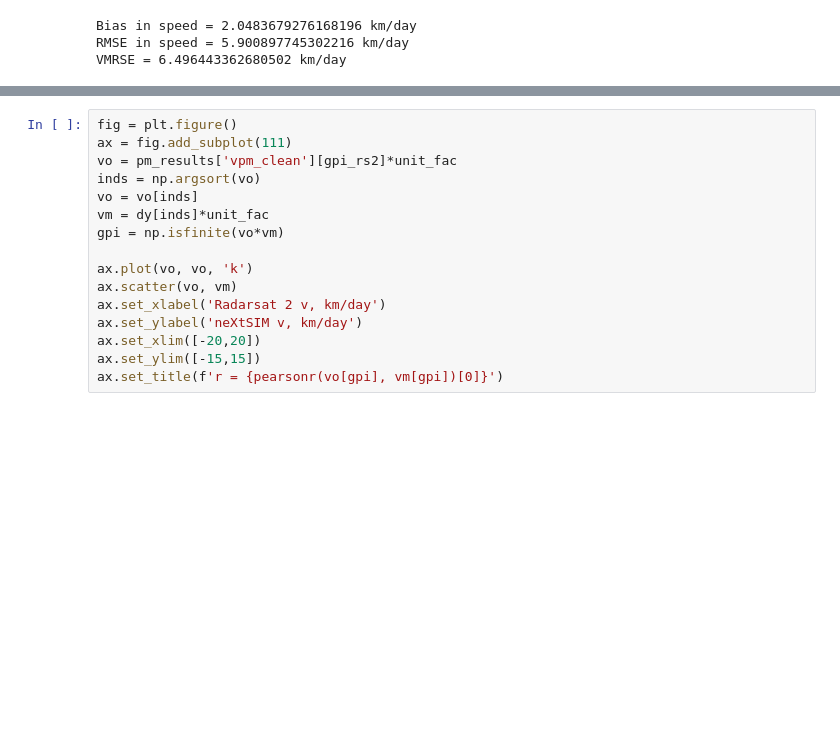
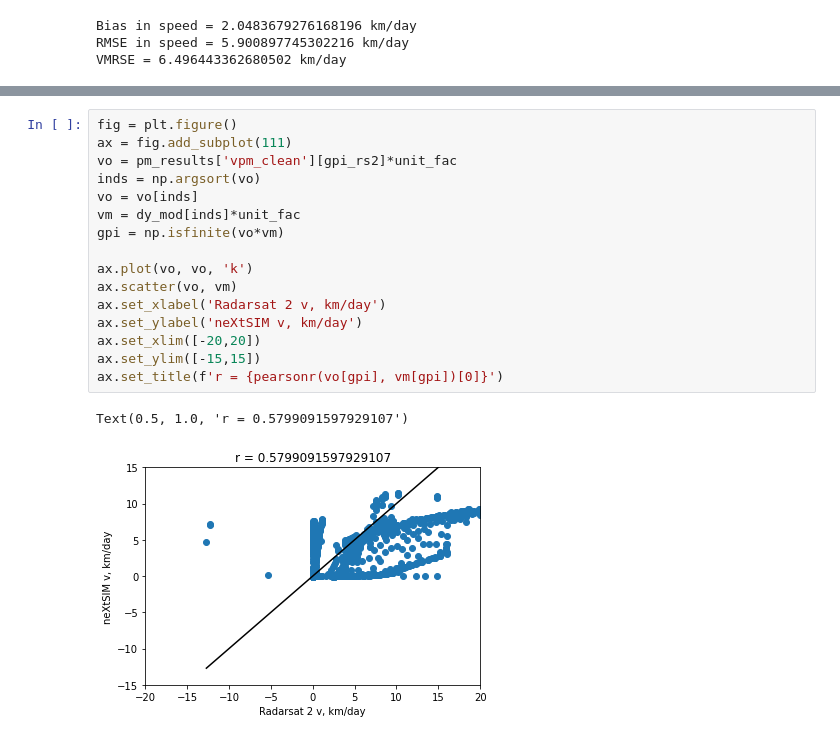
Before and after one commit to tdcwilliams/arktalas-scripts, a Jupyter notebook: python/RS2_drift/compare_rs2_moorings.ipynb, the cells around one changed output, grey strips where cells are left out. Cells and saved outputs as stored; diff of their text form; blank space fills up the shorter version.

```diff
--- a/python/RS2_drift/compare_rs2_moorings.ipynb
+++ b/python/RS2_drift/compare_rs2_moorings.ipynb
@@ -233,16 +240,19 @@ ax.set_title(f'r = {pearsonr(uo[gpi], um[gpi])[0]}')
 # %%
 fig = plt.figure()
 ax = fig.add_subplot(111)
 vo = pm_results['vpm_clean'][gpi_rs2]*unit_fac
 inds = np.argsort(vo)
 vo = vo[inds]
-vm = dy[inds]*unit_fac
+vm = dy_mod[inds]*unit_fac
 gpi = np.isfinite(vo*vm)
 
 ax.plot(vo, vo, 'k')
 ax.scatter(vo, vm)
 ax.set_xlabel('Radarsat 2 v, km/day')
 ax.set_ylabel('neXtSIM v, km/day')
 ax.set_xlim([-20,20])
 ax.set_ylim([-15,15])
 ax.set_title(f'r = {pearsonr(vo[gpi], vm[gpi])[0]}')
+# %% [output]
+Text(0.5, 1.0, 'r = 0.5799091597929107')
+[figure, added]
```
Also changed, not shown: parts of 3 cells of this notebook.
